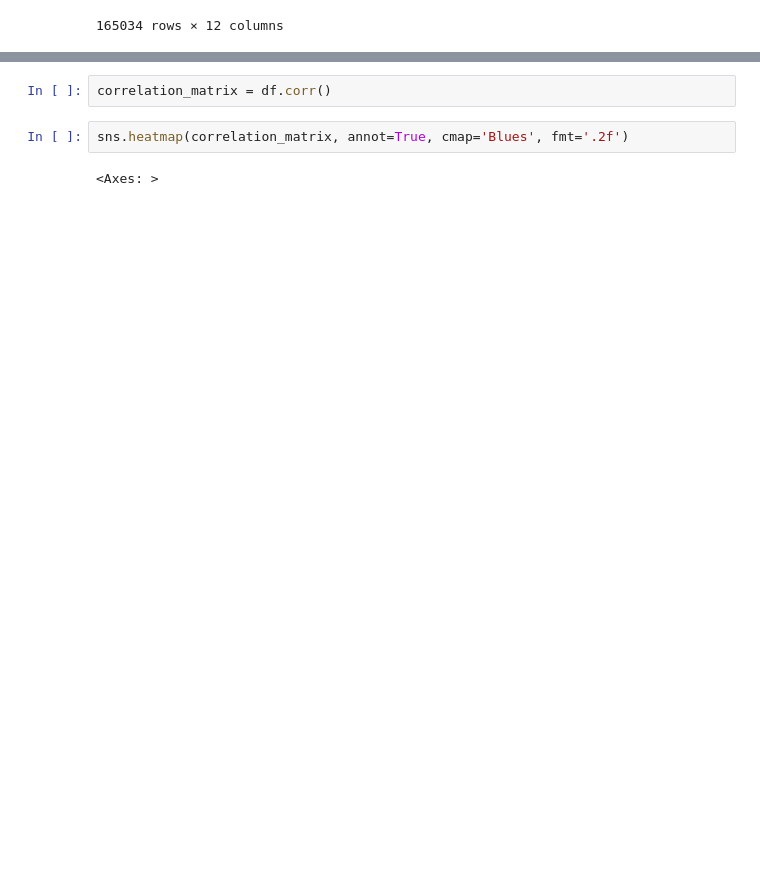
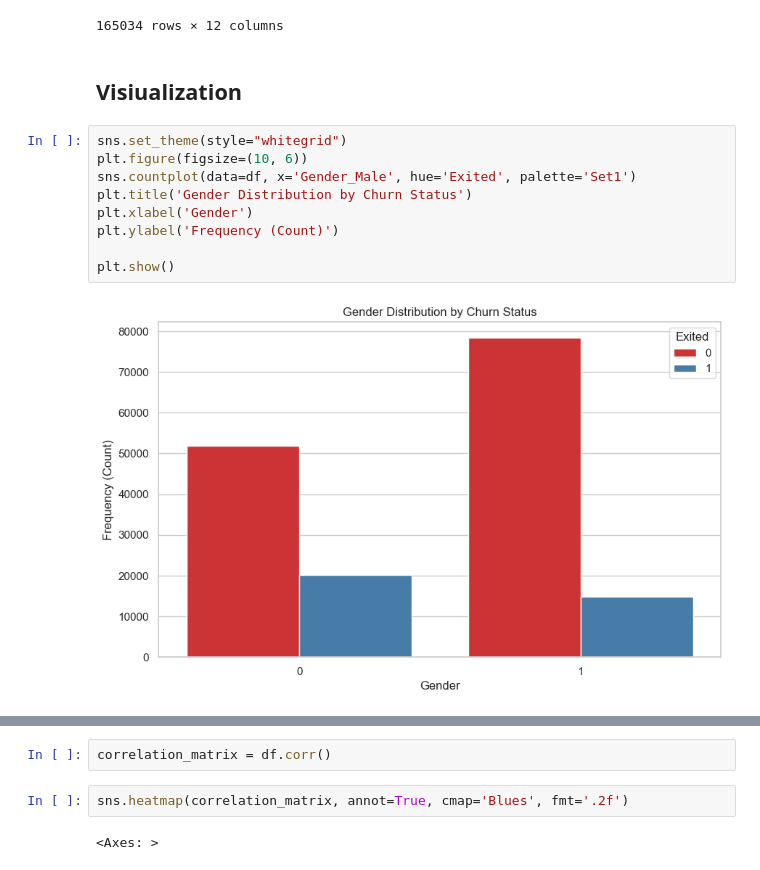
Before and after one commit to ahmed-salah-1/Bank-Churn, a Jupyter notebook: project.ipynb, the cells around one changed output, grey strips where cells are left out. Saved outputs shown, nothing was run; the diff lists cells and outputs as text; blank space fills up the shorter version.

```diff
--- a/project.ipynb
+++ b/project.ipynb
@@ -132,3 +139,16 @@ df
 | 165032 | 554 | 30.0 | 7 | 161533.00 | 1 | 0.0 | 1.0 | 71173.03 | ... |
 | 165033 | 850 | 31.0 | 1 | 0.00 | 1 | 1.0 | 0.0 | 61581.79 | ... |
 165034 rows × 12 columns
+# %% [markdown]
+## Visiualization
+# %%
+sns.set_theme(style="whitegrid")
+plt.figure(figsize=(10, 6))
+sns.countplot(data=df, x='Gender_Male', hue='Exited', palette='Set1')
+plt.title('Gender Distribution by Churn Status')
+plt.xlabel('Gender')
+plt.ylabel('Frequency (Count)')
+
+plt.show()
+# %% [output]
+[figure, added]
```
Also changed, not shown: parts of 17 cells of this notebook.
